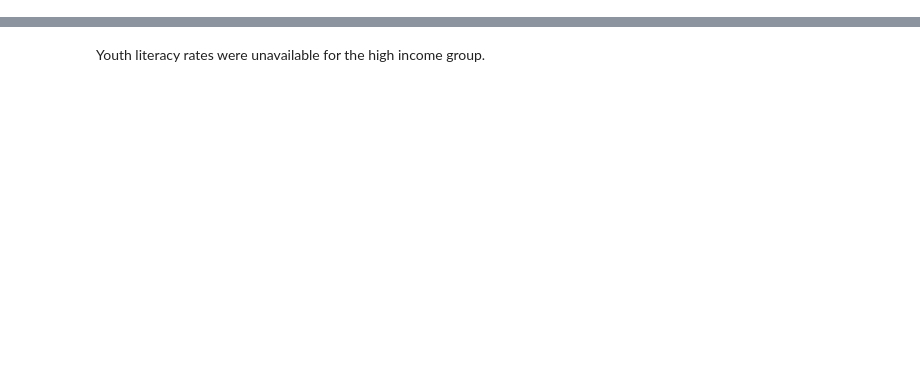
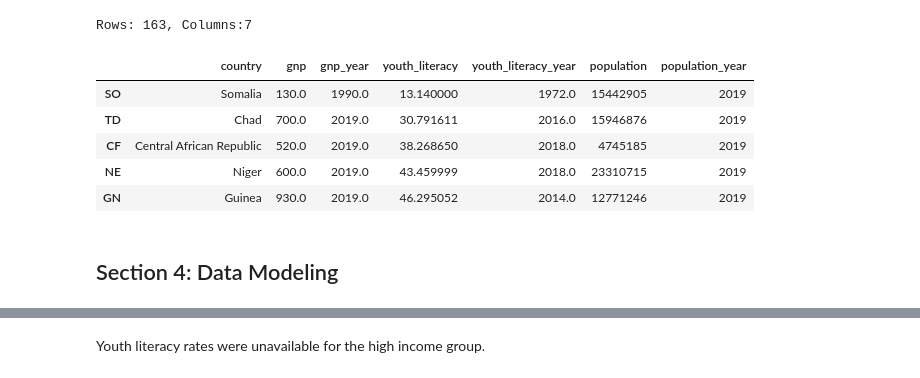
Before and after one commit to KathrynDH/ExploringYouthLiteracy, a Jupyter notebook: YouthLiteracyWorldBank.ipynb, the cells around one changed output, grey strips where cells are left out. Drawn from its saved outputs; the diff is of its cells as text; code cells hidden in the pictures; blank space fills up the shorter version.

```diff
--- a/YouthLiteracyWorldBank.ipynb
+++ b/YouthLiteracyWorldBank.ipynb
@@ -12,0 +78,16 @@ from sklearn.model_selection import train_test_split
+# %%
+#Drop the rows with missing literacy rates or gnp
+df_lit_country.dropna(inplace=True)
+print('Rows: {}, Columns:{}'.format(df_lit_country.shape[0], df_lit_country.shape[1]))
+
+df_lit_country.head()
+# %% [output]
+Rows: 163, Columns:7
+|  | country | gnp | gnp_year | youth_literacy | youth_literacy_year | population | population_year |
+| SO | Somalia | 130.0 | 1990.0 | 13.140000 | 1972.0 | 15442905 | 2019 |
+| TD | Chad | 700.0 | 2019.0 | 30.791611 | 2016.0 | 15946876 | 2019 |
+| CF | Central African Republic | 520.0 | 2019.0 | 38.268650 | 2018.0 | 4745185 | 2019 |
+| NE | Niger | 600.0 | 2019.0 | 43.459999 | 2018.0 | 23310715 | 2019 |
+| GN | Guinea | 930.0 | 2019.0 | 46.295052 | 2014.0 | 12771246 | 2019 |
+# %% [markdown]
+## Section 4: Data Modeling
```
Also changed, not shown: parts of 47 cells of this notebook.
